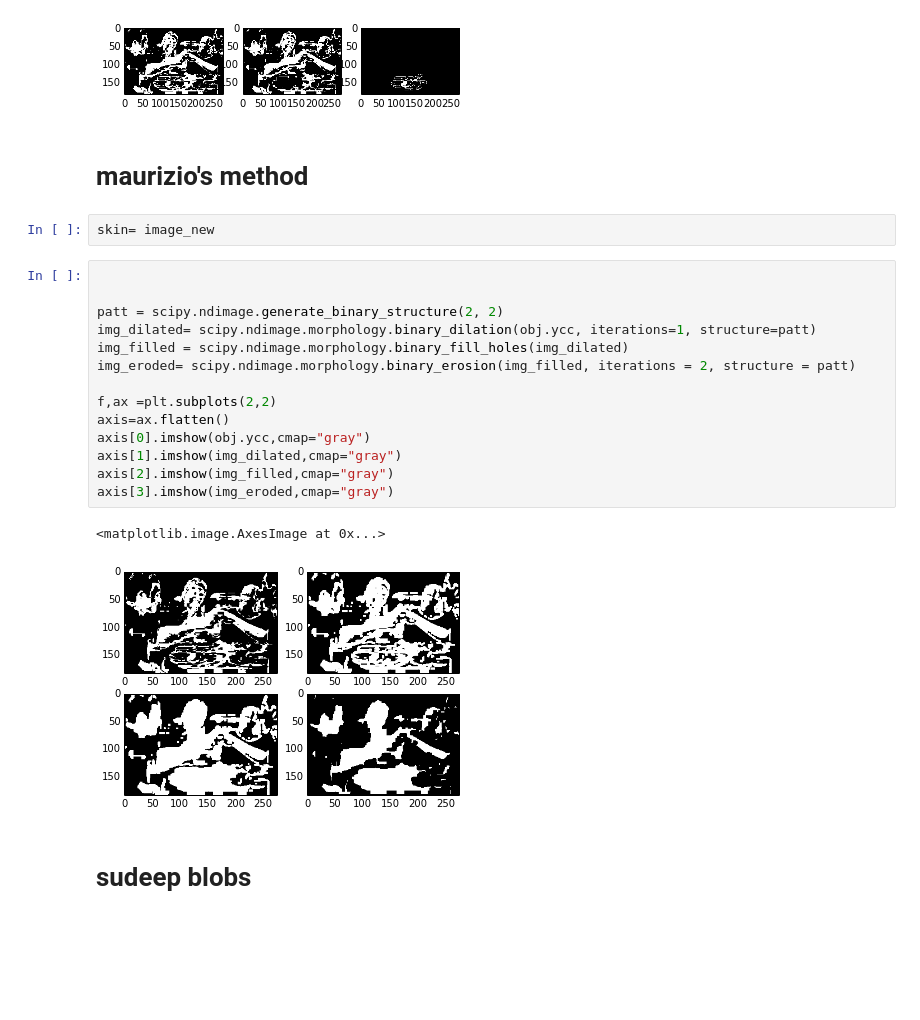
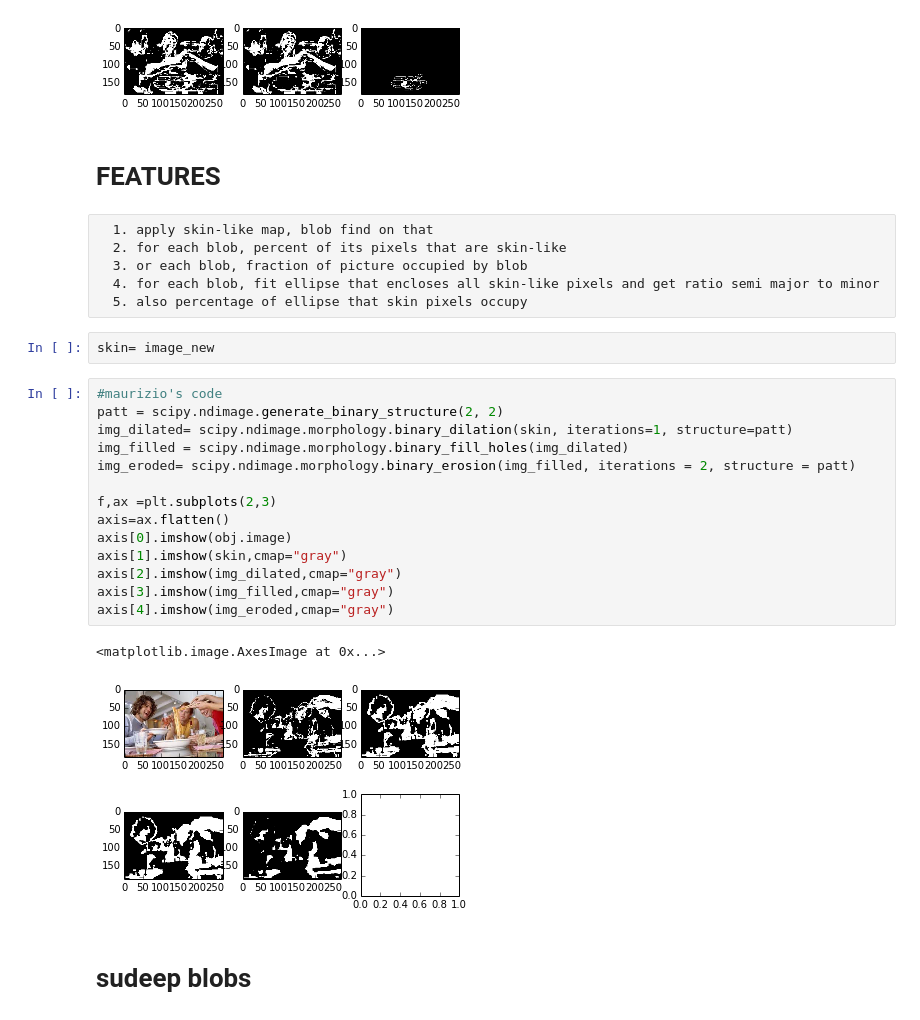
Before and after one commit to mpellegri/FoodvSkin, a Jupyter notebook: KFeatures.ipynb, the cells around one changed output. Cells and saved outputs as stored; diff of their text form; blank space fills up the shorter version.

```diff
--- a/KFeatures.ipynb
+++ b/KFeatures.ipynb
@@ -343,27 +343,33 @@ ax[2].imshow(image-image_new,cmap='gray')
 # %% [output]
 <matplotlib.image.AxesImage at 0x...>
 [figure]
-# %% [markdown]
-# maurizio's method
+# %% [markdown]
+# FEATURES
+# %% [raw]
+  1. apply skin-like map, blob find on that
+  2. for each blob, percent of its pixels that are skin-like
+  3. or each blob, fraction of picture occupied by blob
+  4. for each blob, fit ellipse that encloses all skin-like pixels and get ratio semi major to minor
+  5. also percentage of ellipse that skin pixels occupy
 # %%
 skin= image_new
 # %%
-
-
+#maurizio's code
 patt = scipy.ndimage.generate_binary_structure(2, 2)
-img_dilated= scipy.ndimage.morphology.binary_dilation(obj.ycc, iterations=1, structure=patt)
+img_dilated= scipy.ndimage.morphology.binary_dilation(skin, iterations=1, structure=patt)
 img_filled = scipy.ndimage.morphology.binary_fill_holes(img_dilated)
 img_eroded= scipy.ndimage.morphology.binary_erosion(img_filled, iterations = 2, structure = patt)
 
-f,ax =plt.subplots(2,2)
+f,ax =plt.subplots(2,3)
 axis=ax.flatten()
-axis[0].imshow(obj.ycc,cmap="gray")
-axis[1].imshow(img_dilated,cmap="gray")
-axis[2].imshow(img_filled,cmap="gray")
-axis[3].imshow(img_eroded,cmap="gray")
+axis[0].imshow(obj.image)
+axis[1].imshow(skin,cmap="gray")
+axis[2].imshow(img_dilated,cmap="gray")
+axis[3].imshow(img_filled,cmap="gray")
+axis[4].imshow(img_eroded,cmap="gray")
 # %% [output]
 <matplotlib.image.AxesImage at 0x...>
-[figure, old version]
+[figure, new version]
 # %% [markdown]
 # sudeep blobs
 # %% [markdown]
```
Also changed, not shown: parts of 5 cells of this notebook.
